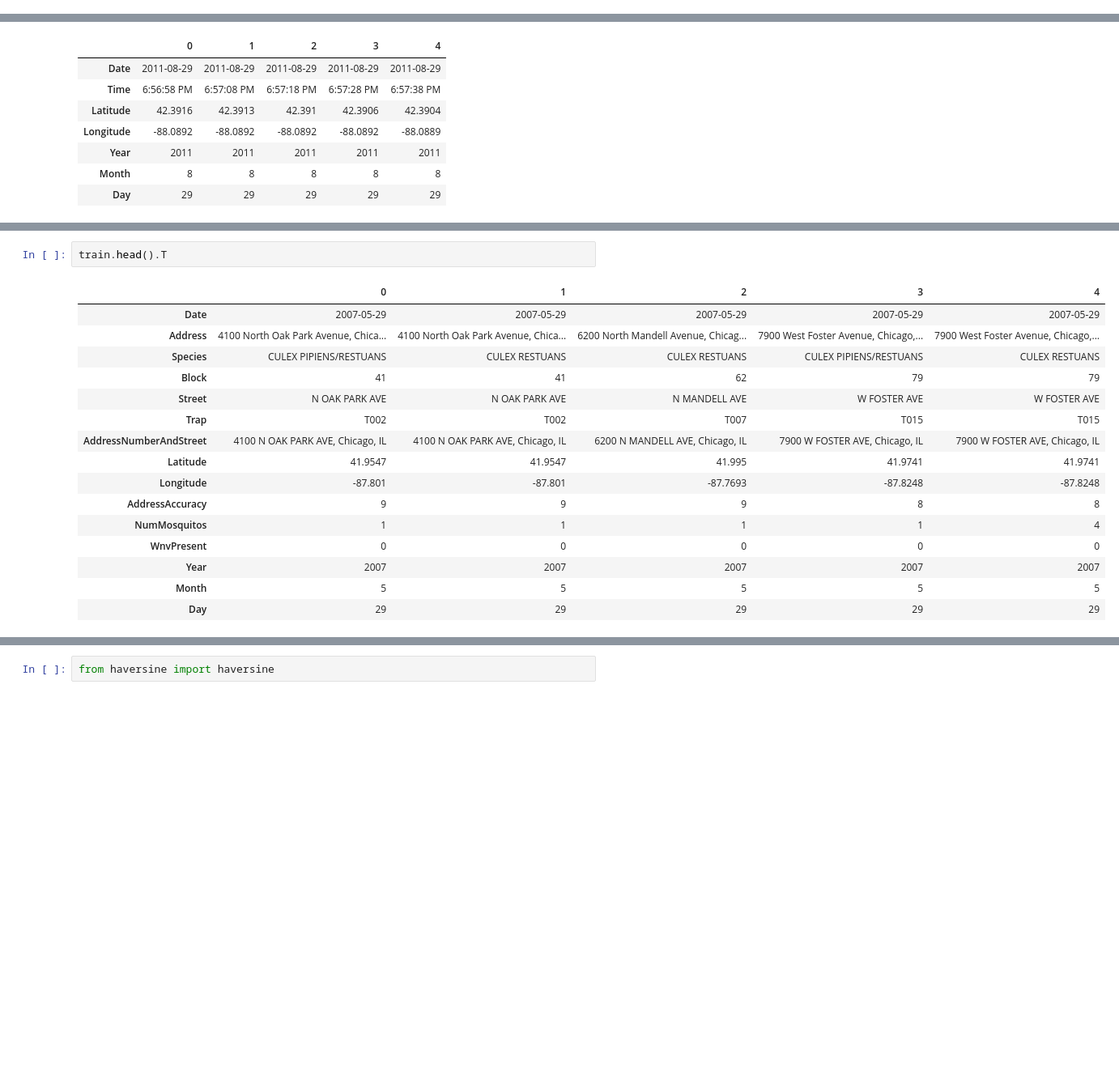
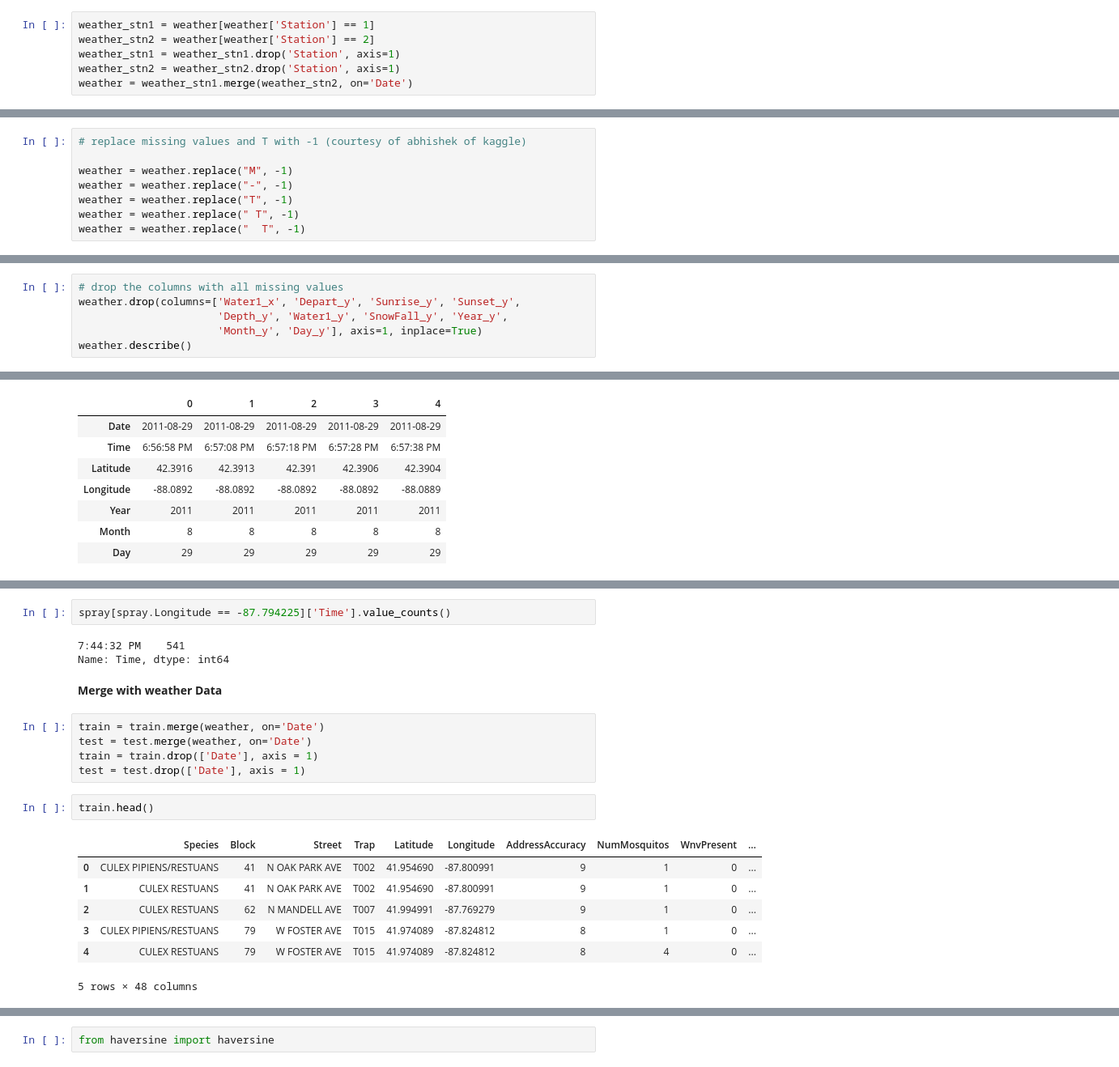
Before and after one commit to leticiabeeck/predict_west_nile_virus, a Jupyter notebook: 01.Intro(EDA, Feature Engineering).ipynb, the cells around one changed output, grey strips where cells are left out. Shown at 81% size. Drawn from its saved outputs; the diff is of its cells as text; blank space fills up the shorter version.

```diff
--- a/01.Intro(EDA, Feature Engineering).ipynb
+++ b/01.Intro(EDA, Feature Engineering).ipynb
@@ -471,0 +433,6 @@ train.head(1)
+# %%
+weather_stn1 = weather[weather['Station'] == 1]
+weather_stn2 = weather[weather['Station'] == 2]
+weather_stn1 = weather_stn1.drop('Station', axis=1)
+weather_stn2 = weather_stn2.drop('Station', axis=1)
+weather = weather_stn1.merge(weather_stn2, on='Date')
@@ -472 +459,9 @@ train.head(1)
+# %%
+# replace missing values and T with -1 (courtesy of abhishek of kaggle)
+
+weather = weather.replace("M", -1)
+weather = weather.replace("-", -1)
+weather = weather.replace("T", -1)
+weather = weather.replace(" T", -1)
+weather = weather.replace("  T", -1)
 # %%
@@ -511,0 +480,6 @@ weather.head(5).T
+# %%
+# drop the columns with all missing values
+weather.drop(columns=['Water1_x', 'Depart_y', 'Sunrise_y', 'Sunset_y',
+                      'Depth_y', 'Water1_y', 'SnowFall_y', 'Year_y',
+                      'Month_y', 'Day_y'], axis=1, inplace=True)
+weather.describe()
@@ -523,19 +567,22 @@ spray.head().T
+# %%
+spray[spray.Longitude == -87.794225]['Time'].value_counts()
+# %% [output]
+7:44:32 PM    541
+Name: Time, dtype: int64
+# %% [markdown]
+**Merge with weather Data**
+# %%
+train = train.merge(weather, on='Date')
+test = test.merge(weather, on='Date')
+train = train.drop(['Date'], axis = 1)
+test = test.drop(['Date'], axis = 1)
 # %%
-train.head().T
+train.head()
 # %% [output]
-|  | 0 | 1 | 2 | 3 | 4 |
-| Date | 2007-05-29 | 2007-05-29 | 2007-05-29 | 2007-05-29 | 2007-05-29 |
-| Address | 4100 North Oak Park Avenue, Chica... | 4100 North Oak Park Avenue, Chica... | 6200 North Mandell Avenue, Chicag... | 7900 West Foster Avenue, Chicago,... | 7900 West Foster Avenue, Chicago,... |
-| Species | CULEX PIPIENS/RESTUANS | CULEX RESTUANS | CULEX RESTUANS | CULEX PIPIENS/RESTUANS | CULEX RESTUANS |
-| Block | 41 | 41 | 62 | 79 | 79 |
-| Street | N OAK PARK AVE | N OAK PARK AVE | N MANDELL AVE | W FOSTER AVE | W FOSTER AVE |
-| Trap | T002 | T002 | T007 | T015 | T015 |
-| AddressNumberAndStreet | 4100 N OAK PARK AVE, Chicago, IL | 4100 N OAK PARK AVE, Chicago, IL | 6200 N MANDELL AVE, Chicago, IL | 7900 W FOSTER AVE, Chicago, IL | 7900 W FOSTER AVE, Chicago, IL |
-| Latitude | 41.9547 | 41.9547 | 41.995 | 41.9741 | 41.9741 |
-| Longitude | -87.801 | -87.801 | -87.7693 | -87.8248 | -87.8248 |
-| AddressAccuracy | 9 | 9 | 9 | 8 | 8 |
-| NumMosquitos | 1 | 1 | 1 | 1 | 4 |
-| WnvPresent | 0 | 0 | 0 | 0 | 0 |
-| Year | 2007 | 2007 | 2007 | 2007 | 2007 |
-| Month | 5 | 5 | 5 | 5 | 5 |
-| Day | 29 | 29 | 29 | 29 | 29 |
+|  | Species | Block | Street | Trap | Latitude | Longitude | AddressAccuracy | NumMosquitos | WnvPresent | ... |
+| 0 | CULEX PIPIENS/RESTUANS | 41 | N OAK PARK AVE | T002 | 41.954690 | -87.800991 | 9 | 1 | 0 | ... |
+| 1 | CULEX RESTUANS | 41 | N OAK PARK AVE | T002 | 41.954690 | -87.800991 | 9 | 1 | 0 | ... |
+| 2 | CULEX RESTUANS | 62 | N MANDELL AVE | T007 | 41.994991 | -87.769279 | 9 | 1 | 0 | ... |
+| 3 | CULEX PIPIENS/RESTUANS | 79 | W FOSTER AVE | T015 | 41.974089 | -87.824812 | 8 | 1 | 0 | ... |
+| 4 | CULEX RESTUANS | 79 | W FOSTER AVE | T015 | 41.974089 | -87.824812 | 8 | 4 | 0 | ... |
+5 rows × 48 columns
```
Also changed, not shown: parts of 70 cells of this notebook.
